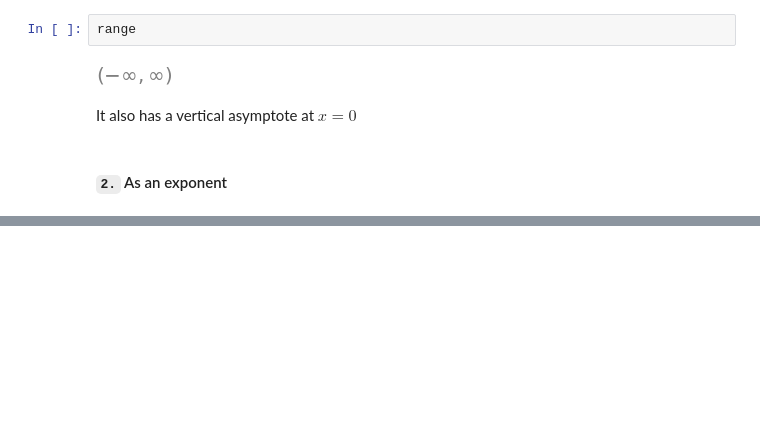
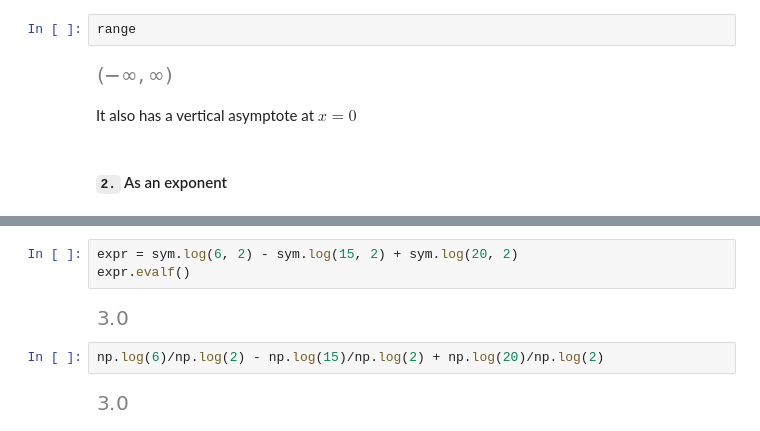
Before and after one commit to PaulToronto/Johns-Hopkins-Coursera-Applied-Calculus-With-Python, a Jupyter notebook: 2_2_Exponential_and_Logarithmic_Functions.ipynb, the cells around one changed output, grey strips where cells are left out. Saved outputs shown, nothing was run; the diff lists cells and outputs as text; blank space fills up the shorter version.

```diff
--- a/2_2_Exponential_and_Logarithmic_Functions.ipynb
+++ b/2_2_Exponential_and_Logarithmic_Functions.ipynb
@@ -435,0 +474,9 @@ It also has a vertical asymptote at $x = 0$
+# %%
+expr = sym.log(6, 2) - sym.log(15, 2) + sym.log(20, 2)
+expr.evalf()
+# %% [output]
+[figure, added]
+# %%
+np.log(6)/np.log(2) - np.log(15)/np.log(2) + np.log(20)/np.log(2)
+# %% [output]
+[figure, added]
```
Also changed, not shown: parts of 35 cells of this notebook.
